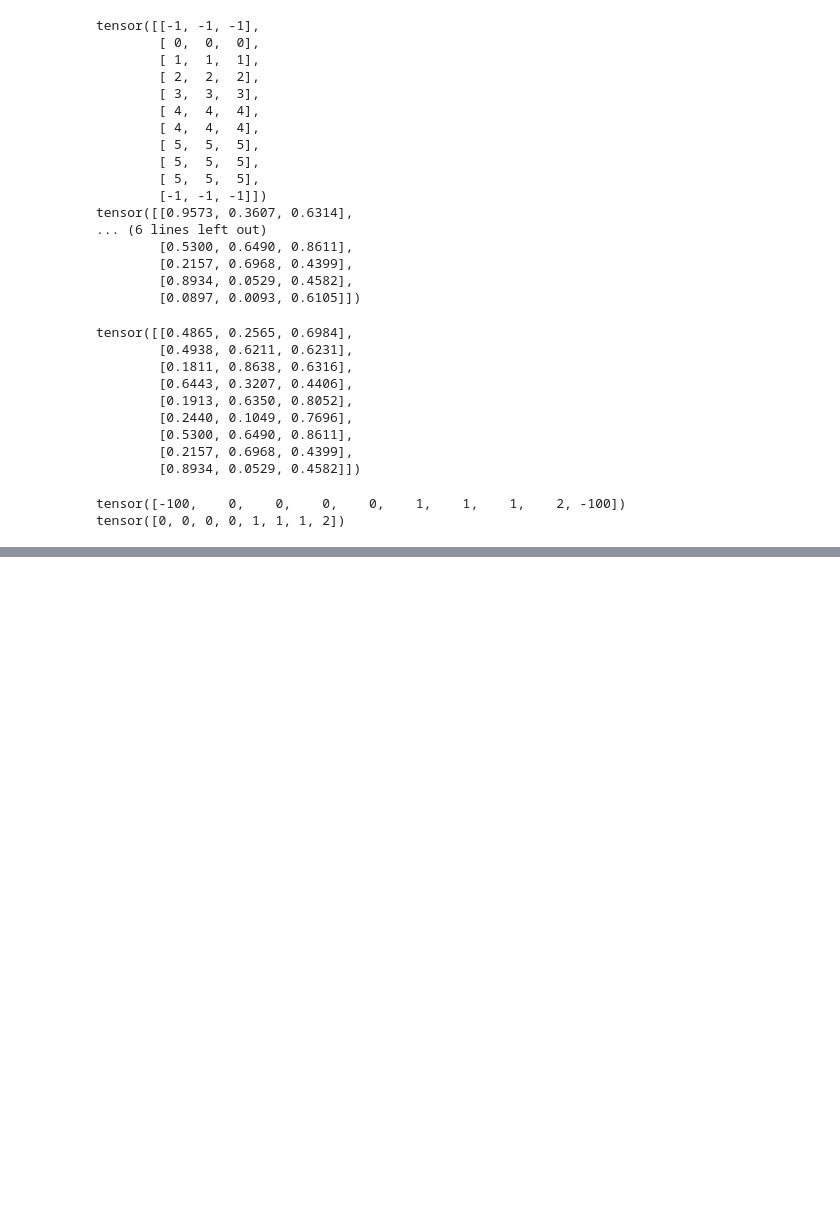
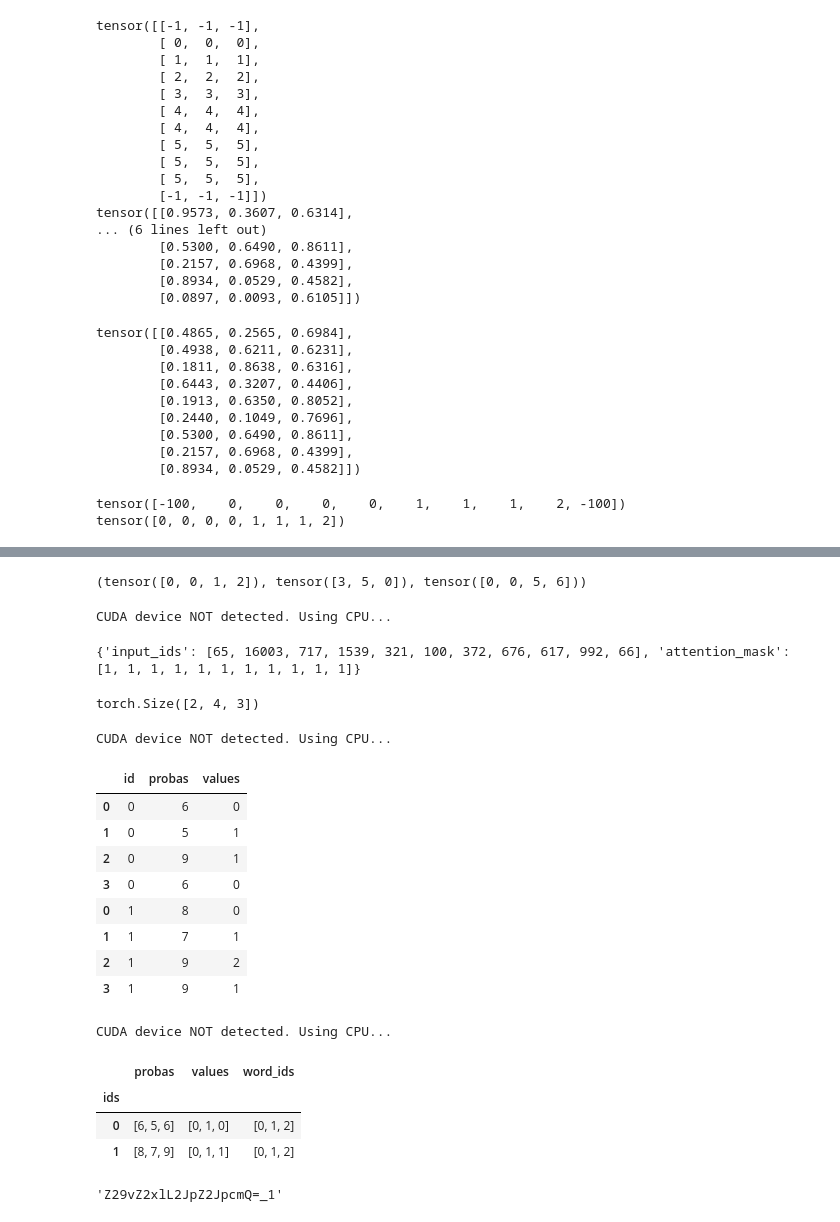
Before and after one commit to namiyousef/argument-mining, a Jupyter notebook: experiments/yousef/dev_dataloader.ipynb, the cells around one changed output, grey strips where cells are left out. Cells and saved outputs as stored; diff of their text form; code cells hidden in the pictures; blank space fills up the shorter version.

```diff
--- a/experiments/yousef/dev_dataloader.ipynb
+++ b/experiments/yousef/dev_dataloader.ipynb
@@ -293,0 +379,35 @@ tensor([0, 0, 0, 0, 1, 1, 1, 2])
+# %%
+torch.tensor_split(torch.tensor([0, 0,
+1,2,3,5,0,0,0,5,6]), [4, 7])
+# %% [output]
+(tensor([0, 0, 1, 2]), tensor([3, 5, 0]), tensor([0, 0, 5, 6]))
+# %%
+tokenizer('Hi my name \nis Yousef')
+# %% [output]
+CUDA device NOT detected. Using CPU...
+{'input_ids': [65, 16003, 717, 1539, 321, 100, 372, 676, 617, 992, 66], 'attention_mask': [1, 1, 1, 1, 1, 1, 1, 1, 1, 1, 1]}
+# %%
+test = (torch.rand((2,4,3)) * 10).int()
+test.shape
+# %% [output]
+torch.Size([2, 4, 3])
+# %%
+probas, values = test.max(dim=-1)
+# %%
+df = pd.concat(
+    [pd.DataFrame(data={'id':i, 'probas':probas, 'values':values}) for i, (probas, values) in enumerate(zip(probas, values))]
+)
+# %% [output]
+CUDA device NOT detected. Using CPU...
+# %%
+df
+# %% [output]
+|  | id | probas | values |
+| 0 | 0 | 6 | 0 |
+| 1 | 0 | 5 | 1 |
+| 2 | 0 | 9 | 1 |
+| 3 | 0 | 6 | 0 |
+| 0 | 1 | 8 | 0 |
+| 1 | 1 | 7 | 1 |
+| 2 | 1 | 9 | 2 |
+| 3 | 1 | 9 | 1 |
@@ -293,0 +419,12 @@ tensor([0, 0, 0, 0, 1, 1, 1, 2])
+# %%
+df['ids'] = [0,0,0,1,1,1]
+# %% [output]
+CUDA device NOT detected. Using CPU...
+# %%
+g = df.groupby('ids').agg({col: lambda x: x.values.flatten().tolist() for col in df.columns}).drop('ids', axis=1)
+g
+# %% [output]
+|  | probas | values | word_ids |
+| ids |  |  |  |
+| 0 | [6, 5, 6] | [0, 1, 0] | [0, 1, 2] |
+| 1 | [8, 7, 9] | [0, 1, 1] | [0, 1, 2] |
@@ -293,0 +437,4 @@ tensor([0, 0, 0, 0, 1, 1, 1, 2])
+# %%
+encode_model_name('google/bigbird', 1)
+# %% [output]
+'Z29vZ2xlL2JpZ2JpcmQ=_1'
```
Also changed, not shown: parts of 24 cells of this notebook, 3 other files.
